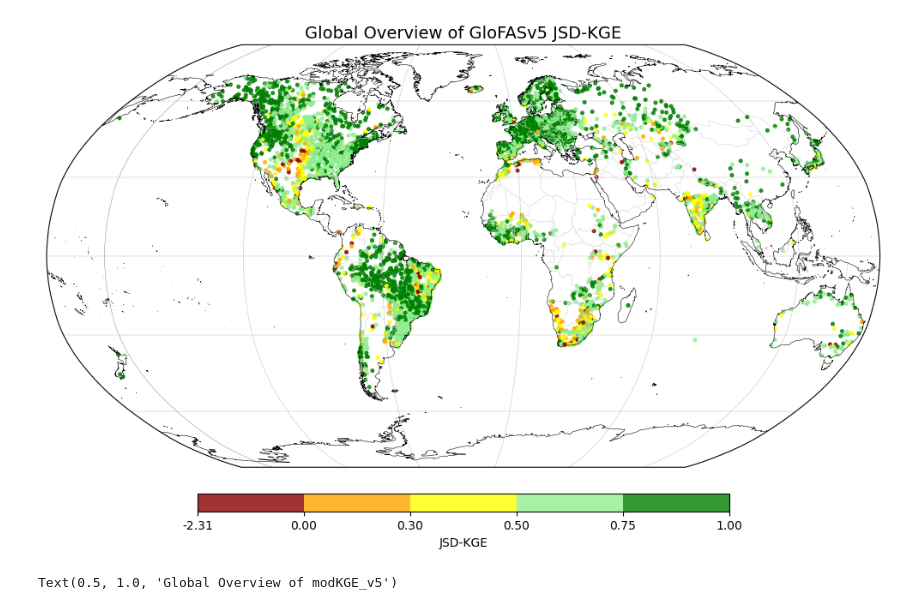
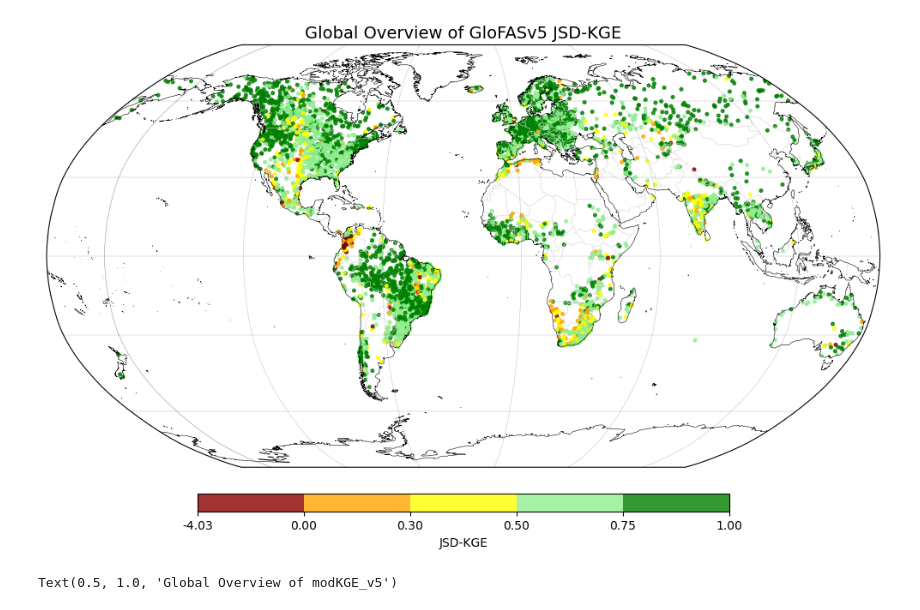
Before and after one commit to fuchsiger/GloFASv5_Results, a Jupyter notebook: create_calib_results_map.ipynb, the cells around one changed output. Drawn from its saved outputs; the diff is of its cells as text; code cells hidden in the pictures.

```diff
--- a/create_calib_results_map.ipynb
+++ b/create_calib_results_map.ipynb
@@ -13,13 +13,13 @@ import cartopy.crs as ccrs
 from matplotlib.colors import ListedColormap, BoundaryNorm
 # %%
 # Load the Updated CSV
-CSV_FILE = "GloFASv5_Calibration_Results_updated.csv"
+CSV_FILE = "GloFASv5_stations_metadata_calfunction_KGE_JSD_20March2026_final.csv"
 glofas5_results = pd.read_csv(CSV_FILE)
 
 # Convert to GeoDataFrame
 gdf = gpd.GeoDataFrame(
     glofas5_results,
-    geometry=gpd.points_from_xy(glofas5_results["long"], glofas5_results["lat_x"]),
+    geometry=gpd.points_from_xy(glofas5_results["long"], glofas5_results["lat"]),
     crs="EPSG:4326"
 )
 # Store Map
@@ -30,7 +30,7 @@ PATH_PLOT.mkdir(parents=True, exist_ok=True)
 from matplotlib.ticker import FormatStrFormatter
 
 # Define KGE classes
-boundaries = [glofas5_results.modKGE_v5.min(), 0, 0.3, 0.5, 0.75, 1]  # include negative values
+boundaries = [glofas5_results.KGEmod.min(), 0, 0.3, 0.5, 0.75, 1]  # include negative values
 colors = ["darkred", "orange", "yellow", "lightgreen", "green"]
 cmap_discrete = ListedColormap(colors)
 norm = BoundaryNorm(boundaries, ncolors=cmap_discrete.N)
@@ -51,39 +51,39 @@ ax.add_feature(cfeature.BORDERS, edgecolor="lightgrey",linewidth = 0.4)
 # Scatter plot of stations
 sct = ax.scatter(
     glofas5_results.long,
-    glofas5_results.lat_x,
-    c=glofas5_results.modKGE_v5,
+    glofas5_results.lat,
+    c=glofas5_results.KGEmod,
     s=7,                # small
     alpha=0.8,
     marker='o',
     cmap=cmap_discrete,
     norm=norm,
     transform=ccrs.PlateCarree()
 )
 
 # Horizontal colorbar
 cbar = plt.colorbar(
     sct,
     shrink=0.5,
     aspect=30,
     orientation='horizontal',
     pad=0.05,
     label="JSD-KGE",
     # ticks=boundaries[1:-1]  # only internal ticks
 )
 cbar.ax.xaxis.set_major_formatter(FormatStrFormatter('%.2f'))
 # Add gridlines (no labels)
 gridlines = ax.gridlines(draw_labels=False, linewidth=0.3, color='dimgray', alpha=0.5, linestyle='-')
 
 # Global extent
 ax.set_global()
 
 # Title
 ax.set_title("Global Overview of GloFASv5 JSD-KGE", fontsize=14)
 
 plt.savefig(PATH_PLOT / 'map_modKGE_v5_global.jpg', dpi=300, bbox_inches='tight')
 # %% [output]
-[figure, old version]
+[figure, new version]
 # %%
 # # Plot the Results
 # # Define KGE bins and colors
```
Also changed, not shown: 7 other files.
